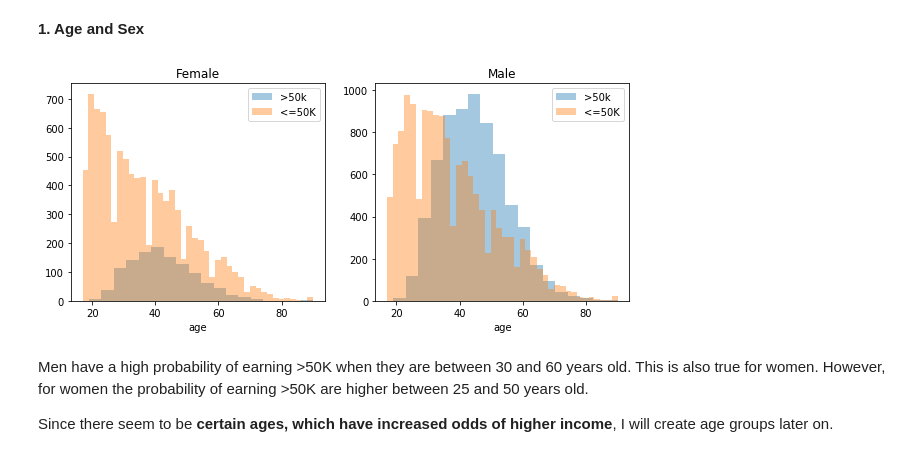
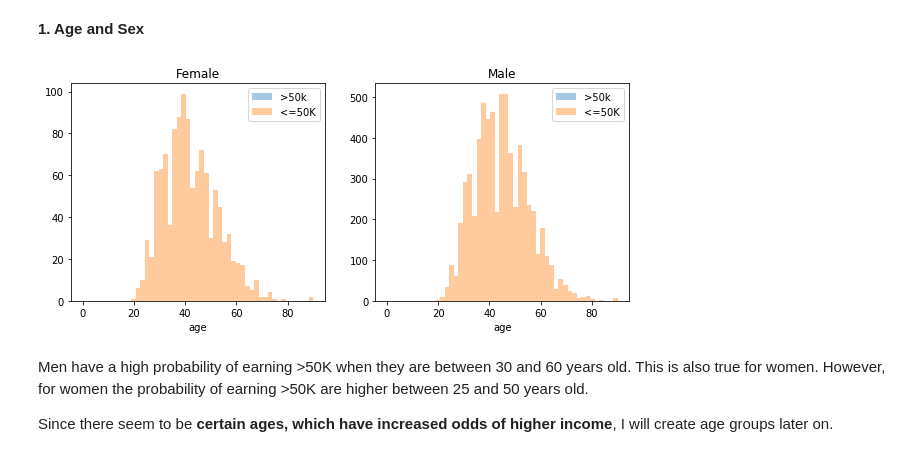
Before and after one commit to anidata/tutorials, a Jupyter notebook: data-engineering/Docker_census_data.ipynb, the cells around one changed output. Cells and saved outputs as stored; diff of their text form; code cells hidden in the pictures.

```diff
--- a/data-engineering/Docker_census_data.ipynb
+++ b/data-engineering/Docker_census_data.ipynb
@@ -225,6 +226,3 @@ orig_data.head(n=8)
 bins = [0, 10, 20, 30, 40, 50, 60, 70, 100]
 age_group = ['0_10', '11_20', '21_30', '31_40','41_50', '51_60', '61_70', '71_100']
 orig_data['age_cat'] = pd.cut(orig_data['age'], bins, labels=age_group)
-# %%
-orig_data = orig_data.drop(['age'], axis=1)
-orig_data.head(n=8)
@@ -264,3 +252,6 @@ missing_data.head(5)
+# %%
+# Load preprocessed data if necessary:
+proc_data = pd.read_pickle(censusdata_preproc_dir)
 # %% [markdown]
 **What features can contribute to income?**
 # %% [markdown]
@@ -268,19 +259,19 @@ missing_data.head(5)
 # %%
 n_greater_50k = '>50k'
 n_at_most_50k = '<=50K'
 fig, axes = plt.subplots(nrows=1, ncols=2,figsize=(10, 4))
-women = orig_data[orig_data['sex']== 2]
-men = orig_data[orig_data['sex'] == 1]
+women = proc_data[orig_data['sex']== 2]
+men = proc_data[orig_data['sex'] == 1]
 ax = sns.distplot(women[women.income ==2].age.dropna(), bins=18, label = n_greater_50k, ax = axes[0], kde =False)
 ax = sns.distplot(women[women.income ==1].age.dropna(), bins=40, label = n_at_most_50k, ax = axes[0], kde =False)
 ax.legend()
 ax.set_title('Female')
 ax = sns.distplot(men[men.income ==2].age.dropna(), bins=18, label = n_greater_50k, ax = axes[1], kde = False)
 ax = sns.distplot(men[men.income ==1].age.dropna(), bins=40, label = n_at_most_50k, ax = axes[1], kde = False)
 ax.legend()
 _ = ax.set_title('Male')
 # %% [output]
-[figure, old version]
+[figure, new version]
 # %% [markdown]
 Men have a high probability of earning >50K when they are between 30 and 60 years old.
 This is also true for women. However, for women the probability of earning >50K are higher between 25 and 50 years old.
```
Also changed, not shown: parts of 43 cells of this notebook.
